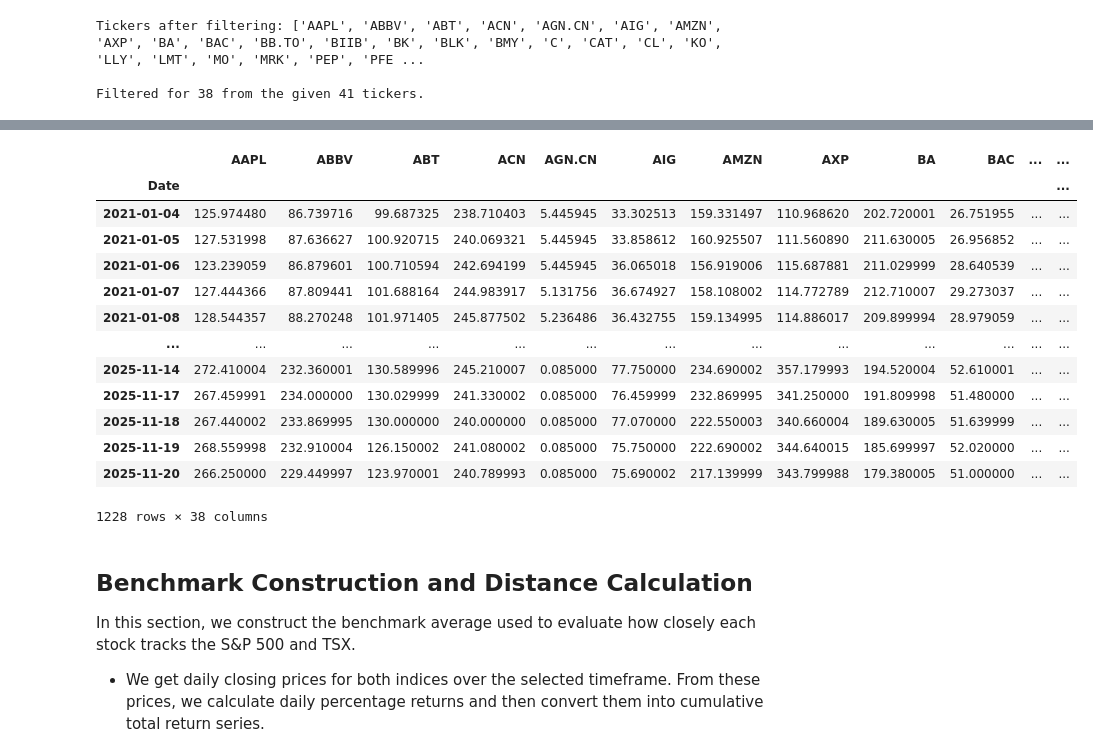
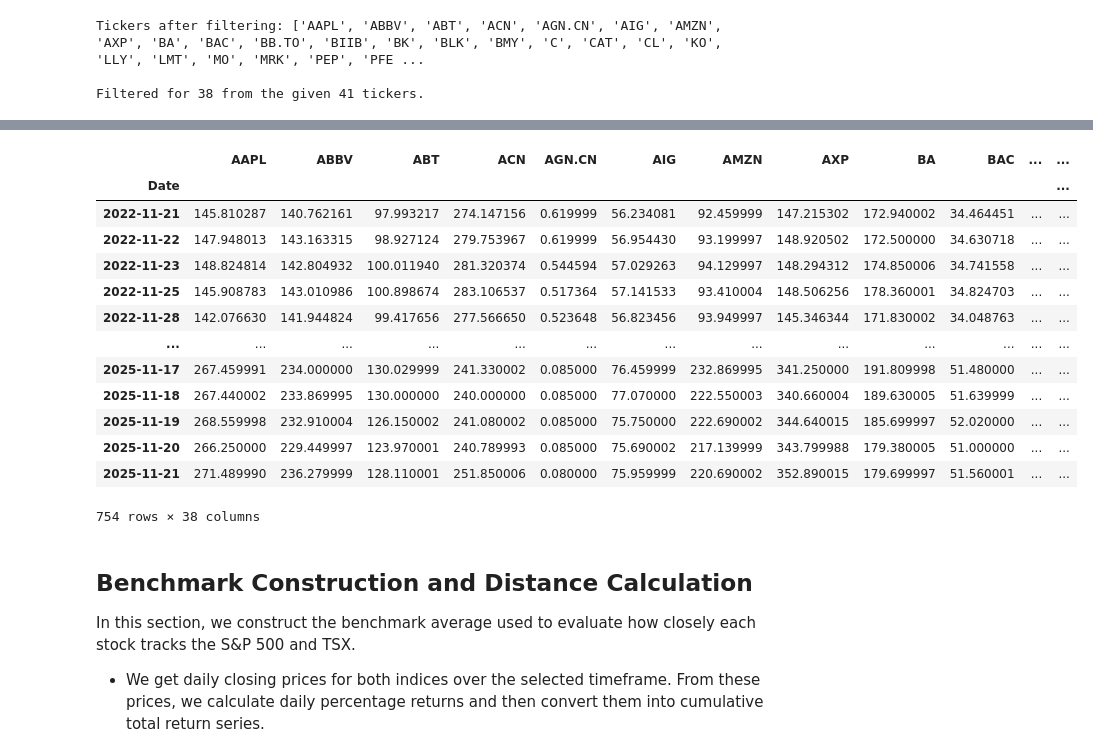
Before and after one commit to shayankjalali/market-meet, a Jupyter notebook: Team_06_Assignment.ipynb, the cells around one changed output, grey strips where cells are left out. Saved outputs shown, nothing was run; the diff lists cells and outputs as text; code cells hidden in the pictures.

```diff
--- a/Team_06_Assignment.ipynb
+++ b/Team_06_Assignment.ipynb
@@ -96,30 +96,30 @@ The date range we've opted to use for our analysis is ... because...
 # %%
-start_date_analysis = "2021-01-01"
-end_date_analysis = "2025-11-21" # to include ... (put the following date to be inclusive)
+start_date_analysis = "2022-11-21"
+end_date_analysis = "2025-11-22" # to include nov 21st
 
 close_prices = pd.DataFrame() # empty df
 for final_ticker in final_tickers: # for each final ticker
     hist = yf.Ticker(final_ticker).history(start=start_date_analysis, end=end_date_analysis) # get history
     close_prices[final_ticker] = hist["Close"] # add the close prices to the df
 
 close_prices.index = close_prices.index.strftime("%Y-%m-%d") # strip time from index
 
 close_prices # display
 # %% [output]
 |  | AAPL | ABBV | ABT | ACN | AGN.CN | AIG | AMZN | AXP | BA | BAC | ... | ... |
 | Date |  |  |  |  |  |  |  |  |  |  |  | ... |
-| 2021-01-04 | 125.974480 | 86.739716 | 99.687325 | 238.710403 | 5.445945 | 33.302513 | 159.331497 | 110.968620 | 202.720001 | 26.751955 | ... | ... |
-| 2021-01-05 | 127.531998 | 87.636627 | 100.920715 | 240.069321 | 5.445945 | 33.858612 | 160.925507 | 111.560890 | 211.630005 | 26.956852 | ... | ... |
-| 2021-01-06 | 123.239059 | 86.879601 | 100.710594 | 242.694199 | 5.445945 | 36.065018 | 156.919006 | 115.687881 | 211.029999 | 28.640539 | ... | ... |
-| 2021-01-07 | 127.444366 | 87.809441 | 101.688164 | 244.983917 | 5.131756 | 36.674927 | 158.108002 | 114.772789 | 212.710007 | 29.273037 | ... | ... |
-| 2021-01-08 | 128.544357 | 88.270248 | 101.971405 | 245.877502 | 5.236486 | 36.432755 | 159.134995 | 114.886017 | 209.899994 | 28.979059 | ... | ... |
+| 2022-11-21 | 145.810287 | 140.762161 | 97.993217 | 274.147156 | 0.619999 | 56.234081 | 92.459999 | 147.215302 | 172.940002 | 34.464451 | ... | ... |
+| 2022-11-22 | 147.948013 | 143.163315 | 98.927124 | 279.753967 | 0.619999 | 56.954430 | 93.199997 | 148.920502 | 172.500000 | 34.630718 | ... | ... |
+| 2022-11-23 | 148.824814 | 142.804932 | 100.011940 | 281.320374 | 0.544594 | 57.029263 | 94.129997 | 148.294312 | 174.850006 | 34.741558 | ... | ... |
+| 2022-11-25 | 145.908783 | 143.010986 | 100.898674 | 283.106537 | 0.517364 | 57.141533 | 93.410004 | 148.506256 | 178.360001 | 34.824703 | ... | ... |
+| 2022-11-28 | 142.076630 | 141.944824 | 99.417656 | 277.566650 | 0.523648 | 56.823456 | 93.949997 | 145.346344 | 171.830002 | 34.048763 | ... | ... |
 | ... | ... | ... | ... | ... | ... | ... | ... | ... | ... | ... | ... | ... |
-| 2025-11-14 | 272.410004 | 232.360001 | 130.589996 | 245.210007 | 0.085000 | 77.750000 | 234.690002 | 357.179993 | 194.520004 | 52.610001 | ... | ... |
 | 2025-11-17 | 267.459991 | 234.000000 | 130.029999 | 241.330002 | 0.085000 | 76.459999 | 232.869995 | 341.250000 | 191.809998 | 51.480000 | ... | ... |
 | 2025-11-18 | 267.440002 | 233.869995 | 130.000000 | 240.000000 | 0.085000 | 77.070000 | 222.550003 | 340.660004 | 189.630005 | 51.639999 | ... | ... |
 | 2025-11-19 | 268.559998 | 232.910004 | 126.150002 | 241.080002 | 0.085000 | 75.750000 | 222.690002 | 344.640015 | 185.699997 | 52.020000 | ... | ... |
 | 2025-11-20 | 266.250000 | 229.449997 | 123.970001 | 240.789993 | 0.085000 | 75.690002 | 217.139999 | 343.799988 | 179.380005 | 51.000000 | ... | ... |
+| 2025-11-21 | 271.489990 | 236.279999 | 128.110001 | 251.850006 | 0.080000 | 75.959999 | 220.690002 | 352.890015 | 179.699997 | 51.560001 | ... | ... |
-1228 rows × 38 columns
+754 rows × 38 columns
 # %% [markdown]
 ## Benchmark Construction and Distance Calculation
 
```
Also changed, not shown: parts of 17 cells of this notebook, 1 other file.
